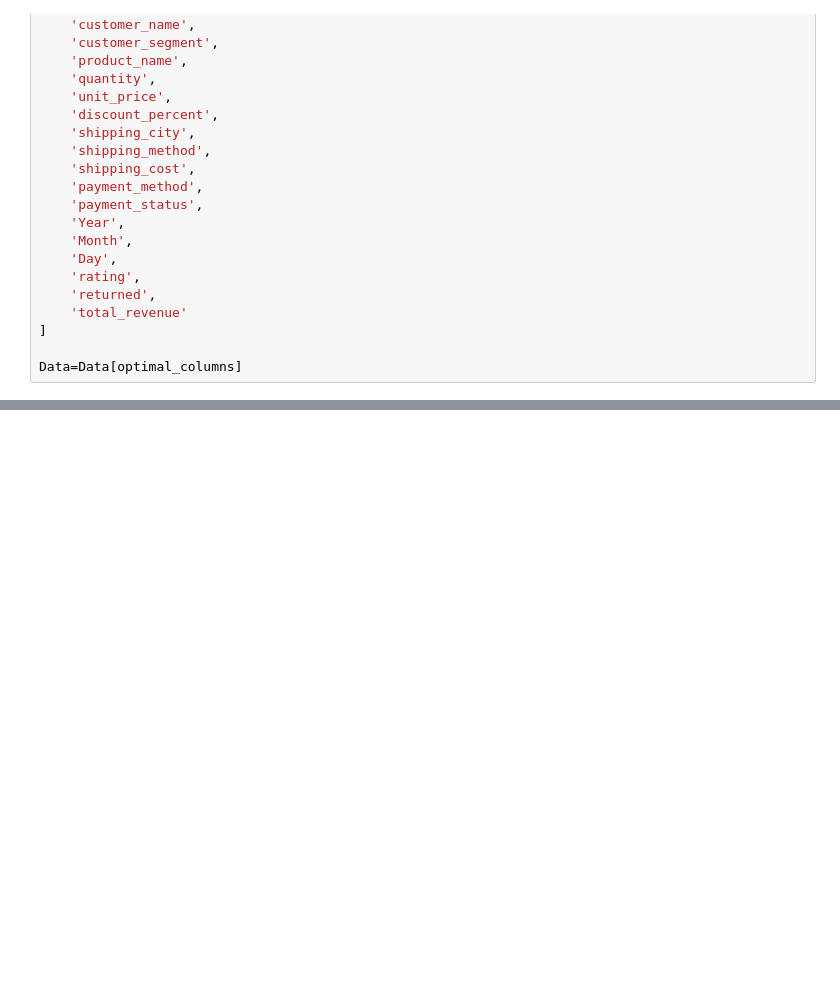
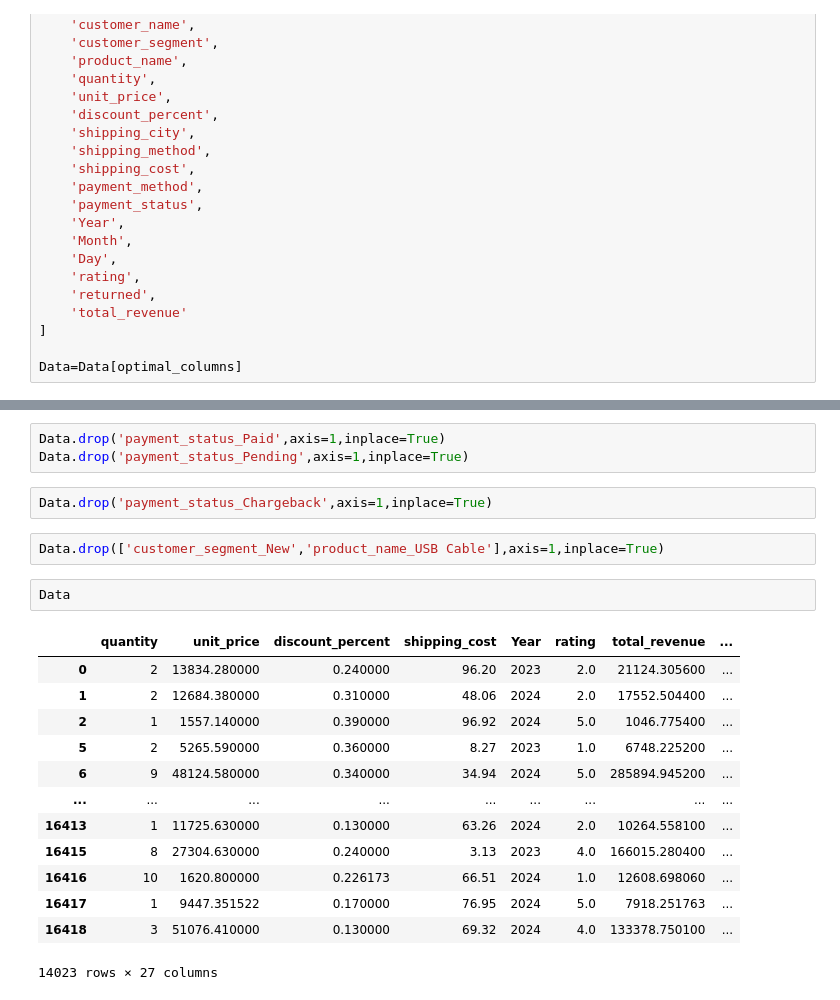
Before and after one commit to ompatilm4-web/E-commerce_EDA, a Jupyter notebook: Notebooks/Analysis.ipynb, the cells around one changed output, grey strips where cells are left out. Cells and saved outputs as stored; diff of their text form; blank space fills up the shorter version.

```diff
--- a/Notebooks/Analysis.ipynb
+++ b/Notebooks/Analysis.ipynb
@@ -385,0 +343,23 @@ Data.to_csv("/home/omnix/Desktop/E-Commerce/E-commerce_EDA/Data/Cleaned.csv")
+# %%
+Data.drop('payment_status_Paid',axis=1,inplace=True)
+Data.drop('payment_status_Pending',axis=1,inplace=True)
+# %%
+Data.drop('payment_status_Chargeback',axis=1,inplace=True)
+# %%
+Data.drop(['customer_segment_New','product_name_USB Cable'],axis=1,inplace=True)
+# %%
+Data
+# %% [output]
+|  | quantity | unit_price | discount_percent | shipping_cost | Year | rating | total_revenue | ... |
+| 0 | 2 | 13834.280000 | 0.240000 | 96.20 | 2023 | 2.0 | 21124.305600 | ... |
+| 1 | 2 | 12684.380000 | 0.310000 | 48.06 | 2024 | 2.0 | 17552.504400 | ... |
+| 2 | 1 | 1557.140000 | 0.390000 | 96.92 | 2024 | 5.0 | 1046.775400 | ... |
+| 5 | 2 | 5265.590000 | 0.360000 | 8.27 | 2023 | 1.0 | 6748.225200 | ... |
+| 6 | 9 | 48124.580000 | 0.340000 | 34.94 | 2024 | 5.0 | 285894.945200 | ... |
+| ... | ... | ... | ... | ... | ... | ... | ... | ... |
+| 16413 | 1 | 11725.630000 | 0.130000 | 63.26 | 2024 | 2.0 | 10264.558100 | ... |
+| 16415 | 8 | 27304.630000 | 0.240000 | 3.13 | 2023 | 4.0 | 166015.280400 | ... |
+| 16416 | 10 | 1620.800000 | 0.226173 | 66.51 | 2024 | 1.0 | 12608.698060 | ... |
+| 16417 | 1 | 9447.351522 | 0.170000 | 76.95 | 2024 | 5.0 | 7918.251763 | ... |
+| 16418 | 3 | 51076.410000 | 0.130000 | 69.32 | 2024 | 4.0 | 133378.750100 | ... |
+14023 rows × 27 columns
```
Also changed, not shown: parts of 62 cells of this notebook, 4 other files.
